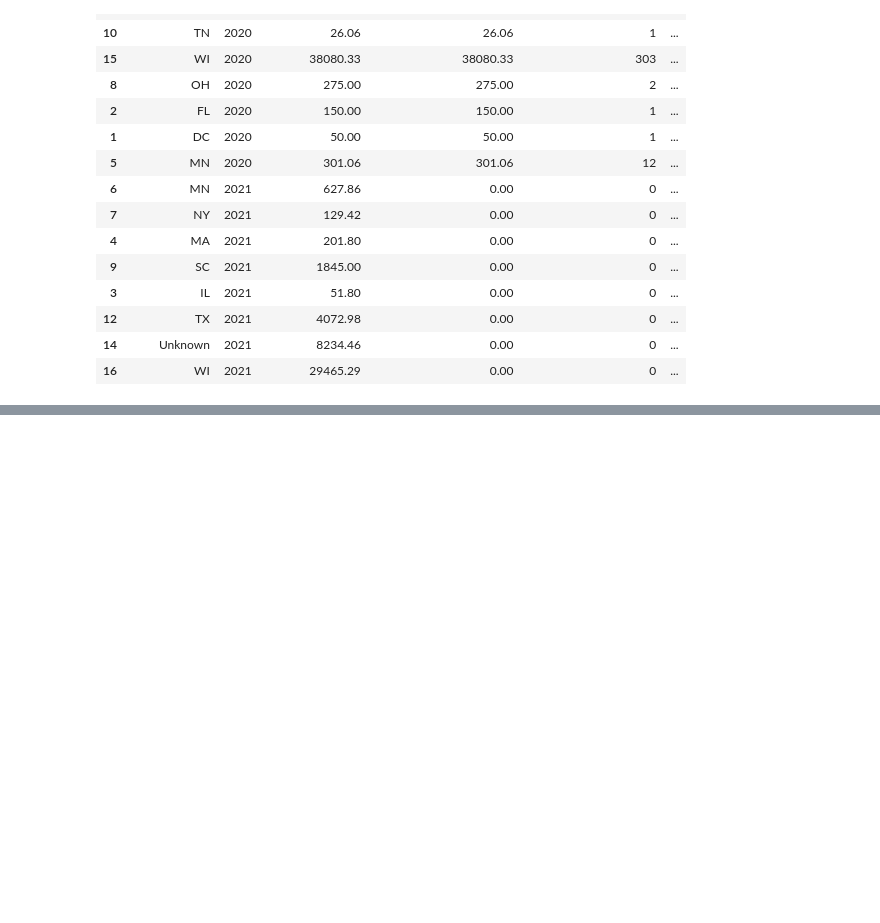
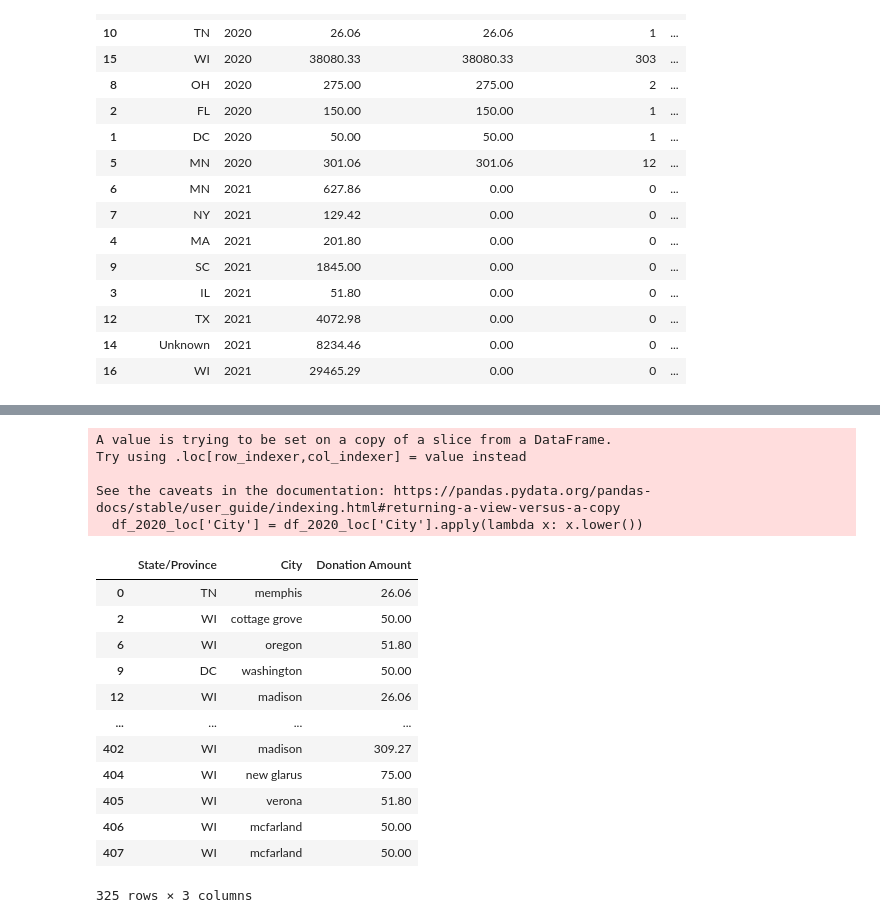
Before and after one commit to GauravChopra9/Biokind, a Jupyter notebook: analysis_notebook.ipynb, the cells around one changed output, grey strips where cells are left out. Saved outputs shown, nothing was run; the diff lists cells and outputs as text; code cells hidden in the pictures; blank space fills up the shorter version.

```diff
--- a/analysis_notebook.ipynb
+++ b/analysis_notebook.ipynb
@@ -340,0 +378,25 @@ donation_by_state[donation_by_state['State/Province'] != 'Unknown'].to_csv('dona
+# %%
+df_2020_loc = df_2020_cleaned_state[['State/Province', 'City', 'Donation Amount']]
+df_2020_loc['City'] = df_2020_loc['City'].apply(lambda x: x.lower())
+df_2020_loc = df_2020_loc[(df_2020_loc['City'] != 'unknown') & (df_2020_loc['State/Province'] != 'Unknown')]
+df_2020_loc.to_csv('intermediate_csvs/df_2020_loc.csv', index=False)
+df_2020_loc
+# %% [output]
+A value is trying to be set on a copy of a slice from a DataFrame.
+Try using .loc[row_indexer,col_indexer] = value instead
+
+See the caveats in the documentation: https://pandas.pydata.org/pandas-docs/stable/user_guide/indexing.html#returning-a-view-versus-a-copy
+  df_2020_loc['City'] = df_2020_loc['City'].apply(lambda x: x.lower())
+|  | State/Province | City | Donation Amount |
+| 0 | TN | memphis | 26.06 |
+| 2 | WI | cottage grove | 50.00 |
+| 6 | WI | oregon | 51.80 |
+| 9 | DC | washington | 50.00 |
+| 12 | WI | madison | 26.06 |
+| ... | ... | ... | ... |
+| 402 | WI | madison | 309.27 |
+| 404 | WI | new glarus | 75.00 |
+| 405 | WI | verona | 51.80 |
+| 406 | WI | mcfarland | 50.00 |
+| 407 | WI | mcfarland | 50.00 |
+325 rows × 3 columns
```
Also changed, not shown: parts of 8 cells of this notebook, 7 other files.
